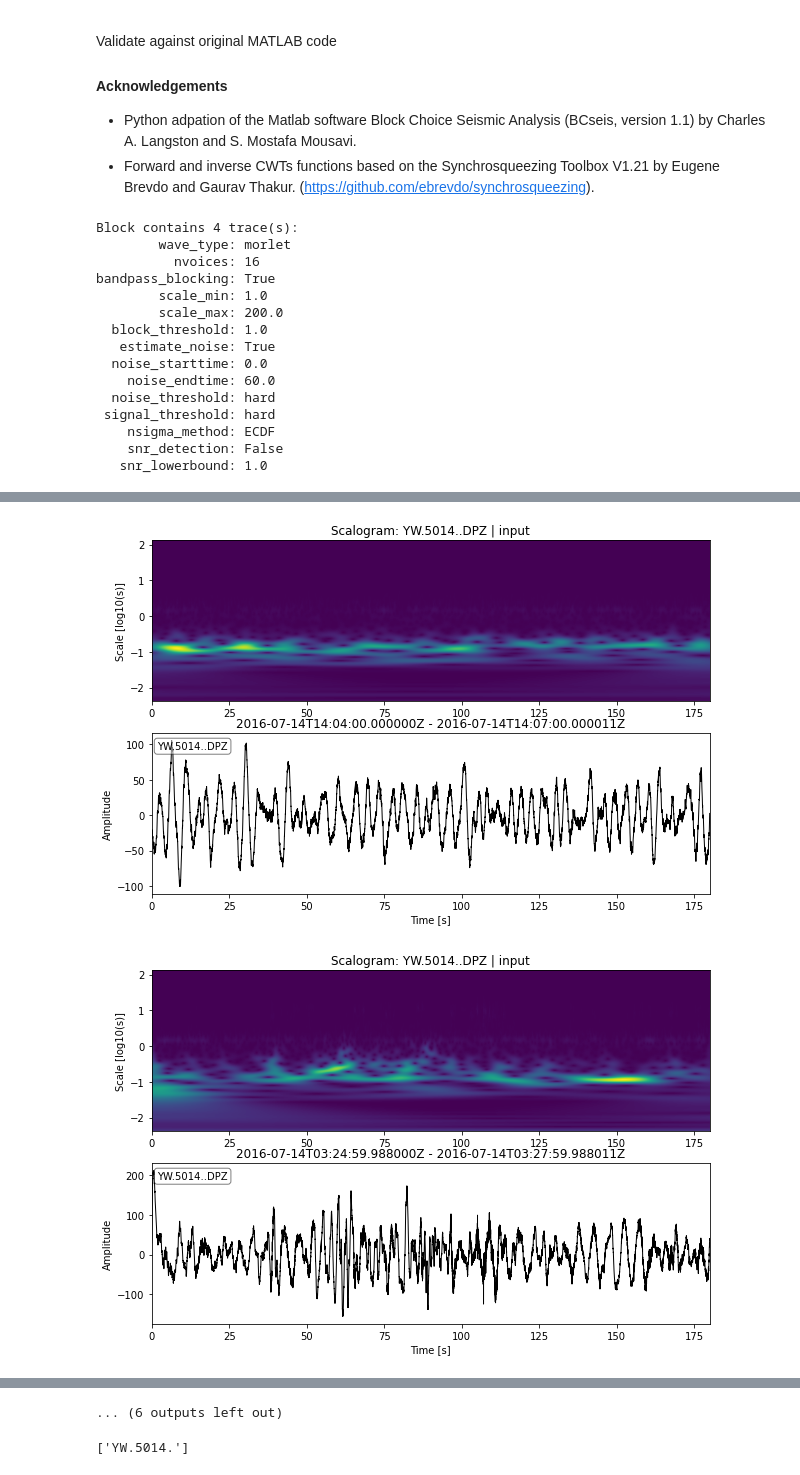
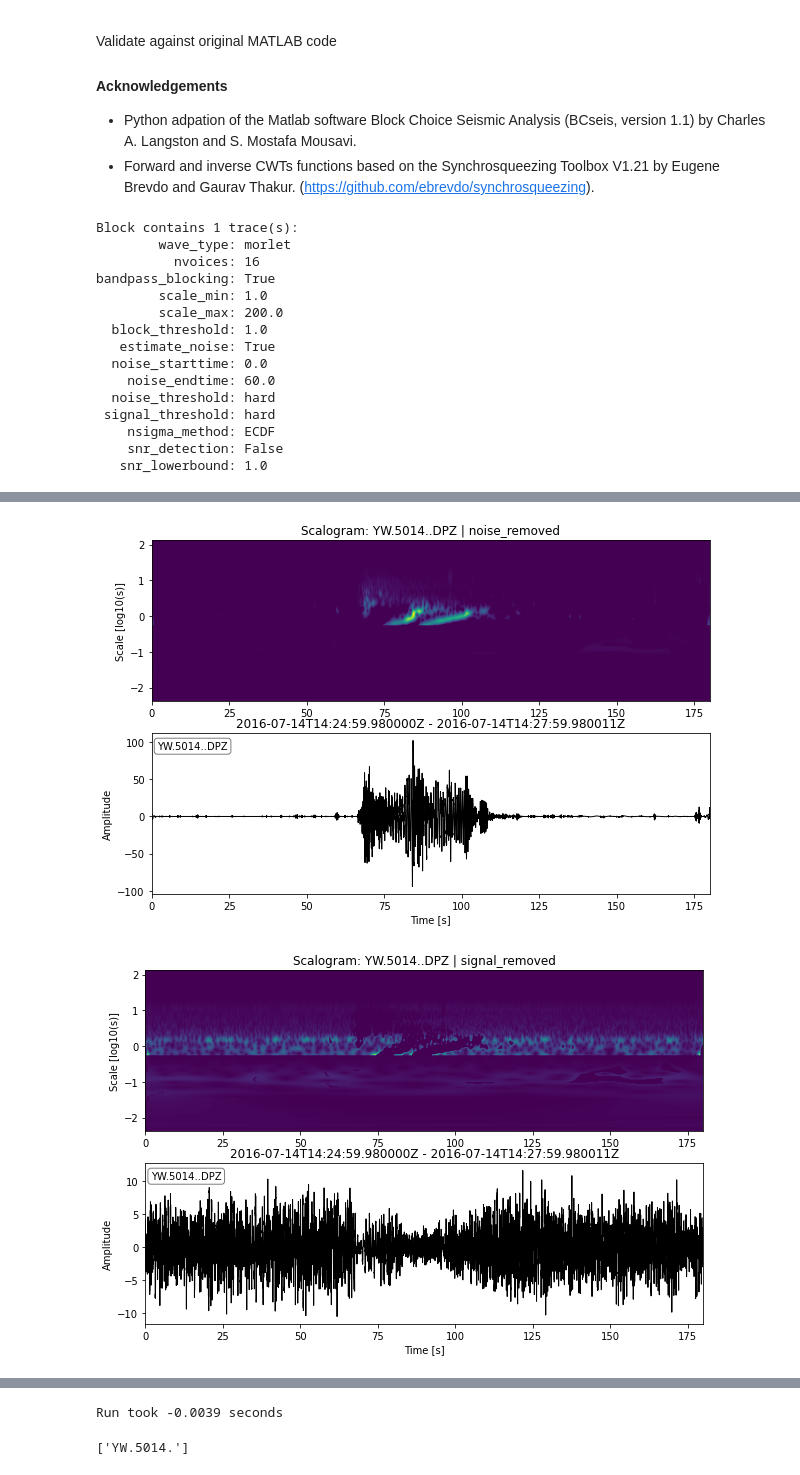
Before and after one commit to LLNL/pysolate, a Jupyter notebook: validation_notebook.ipynb, the cells around one changed output, grey strips where cells are left out. Cells and saved outputs as stored; diff of their text form; code cells hidden in the pictures.

```diff
--- a/validation_notebook.ipynb
+++ b/validation_notebook.ipynb
@@ -17,8 +17,8 @@ import timeit
 import numpy as np
 # %%
 # Read example data from BCseis
-#sacfile = "/Users/chiang4/Work/NNSA/LYNM/denoiser/bc_v1.1/data/5014.YW.0.sp0011.DPZ"
-sacfile = "/Users/chiang4/Work/NNSA/LYNM/denoiser/bc_v1.1/data/*DPZ" # multiple traces
+sacfile = "testdata/5014.YW.0.sp0011.DPZ"
+#sacfile = "testdata/*DPZ" # multiple traces
 st = read(sacfile)
 
 start = timeit.timeit()
@@ -39,7 +39,7 @@ block.plot("noise_removed")
 block.plot("signal_removed")
 print("Run took %.4f seconds"%(end - start))
 # %% [output]
-Block contains 4 trace(s):
+Block contains 1 trace(s):
         wave_type: morlet
           nvoices: 16
 bandpass_blocking: True
@@ -59,2 +59,2 @@ bandpass_blocking: True
-[figure, old version]
+[figure, new version]
-[figure, old version]
+[figure, new version]
@@ -68,4 +61,4 @@ bandpass_blocking: True
-... (6 outputs left out)
+Run took -0.0039 seconds
 # %%
 # Available stations
 block.get_station_list()
```
Also changed, not shown: parts of 8 cells of this notebook, 8 other files.
